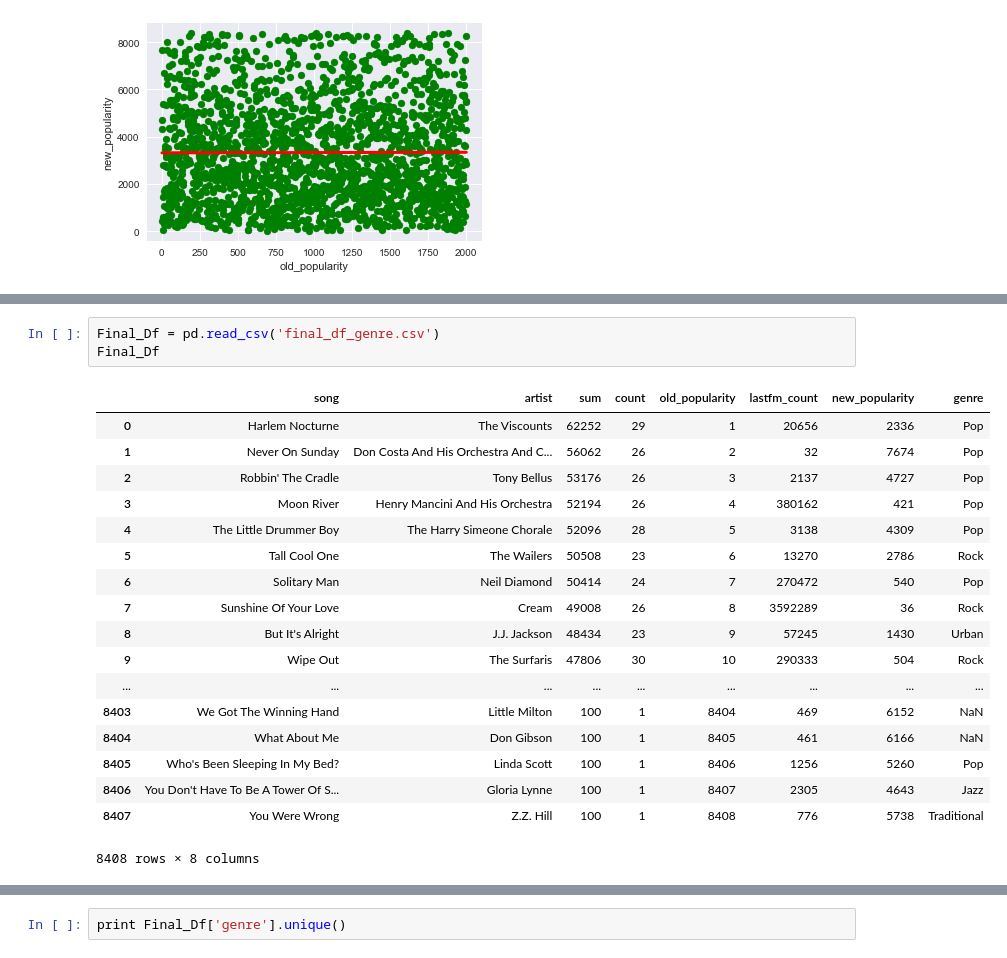
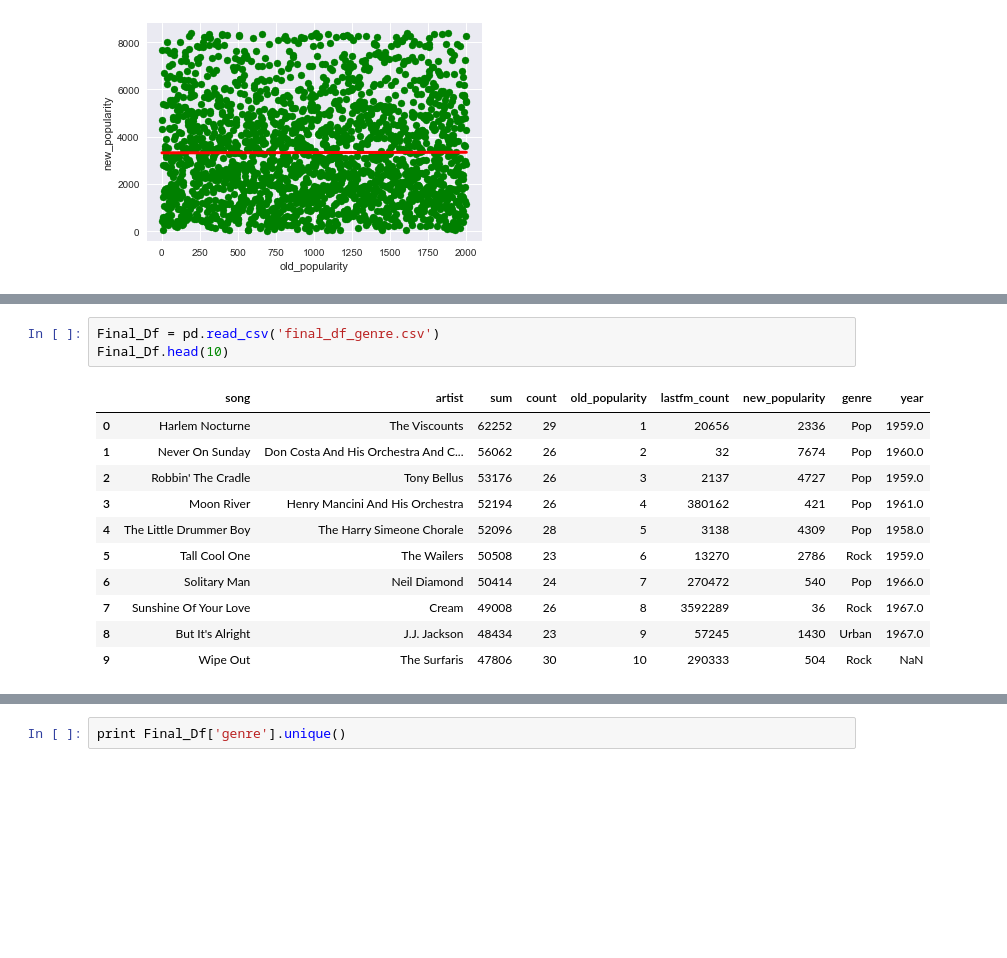
Before and after one commit to kishanvarma/DSFProject, a Jupyter notebook: finaldf.ipynb, the cells around one changed output, grey strips where cells are left out. Saved outputs shown, nothing was run; the diff lists cells and outputs as text; blank space fills up the shorter version.

```diff
--- a/finaldf.ipynb
+++ b/finaldf.ipynb
@@ -383,25 +383,18 @@ You Don't Have To Be A Tower Of Strength
 You Were Wrong
 # %%
 Final_Df = pd.read_csv('final_df_genre.csv')
-Final_Df
+Final_Df.head(10)
 # %% [output]
-|  | song | artist | sum | count | old_popularity | lastfm_count | new_popularity | genre |
-| 0 | Harlem Nocturne | The Viscounts | 62252 | 29 | 1 | 20656 | 2336 | Pop |
-| 1 | Never On Sunday | Don Costa And His Orchestra And C... | 56062 | 26 | 2 | 32 | 7674 | Pop |
-| 2 | Robbin' The Cradle | Tony Bellus | 53176 | 26 | 3 | 2137 | 4727 | Pop |
-| 3 | Moon River | Henry Mancini And His Orchestra | 52194 | 26 | 4 | 380162 | 421 | Pop |
-| 4 | The Little Drummer Boy | The Harry Simeone Chorale | 52096 | 28 | 5 | 3138 | 4309 | Pop |
-| 5 | Tall Cool One | The Wailers | 50508 | 23 | 6 | 13270 | 2786 | Rock |
-| 6 | Solitary Man | Neil Diamond | 50414 | 24 | 7 | 270472 | 540 | Pop |
-| 7 | Sunshine Of Your Love | Cream | 49008 | 26 | 8 | 3592289 | 36 | Rock |
-| 8 | But It's Alright | J.J. Jackson | 48434 | 23 | 9 | 57245 | 1430 | Urban |
-| 9 | Wipe Out | The Surfaris | 47806 | 30 | 10 | 290333 | 504 | Rock |
-| ... | ... | ... | ... | ... | ... | ... | ... | ... |
-| 8403 | We Got The Winning Hand | Little Milton | 100 | 1 | 8404 | 469 | 6152 | NaN |
-| 8404 | What About Me | Don Gibson | 100 | 1 | 8405 | 461 | 6166 | NaN |
-| 8405 | Who's Been Sleeping In My Bed? | Linda Scott | 100 | 1 | 8406 | 1256 | 5260 | Pop |
-| 8406 | You Don't Have To Be A Tower Of S... | Gloria Lynne | 100 | 1 | 8407 | 2305 | 4643 | Jazz |
-| 8407 | You Were Wrong | Z.Z. Hill | 100 | 1 | 8408 | 776 | 5738 | Traditional |
+|  | song | artist | sum | count | old_popularity | lastfm_count | new_popularity | genre | year |
+| 0 | Harlem Nocturne | The Viscounts | 62252 | 29 | 1 | 20656 | 2336 | Pop | 1959.0 |
+| 1 | Never On Sunday | Don Costa And His Orchestra And C... | 56062 | 26 | 2 | 32 | 7674 | Pop | 1960.0 |
+| 2 | Robbin' The Cradle | Tony Bellus | 53176 | 26 | 3 | 2137 | 4727 | Pop | 1959.0 |
+| 3 | Moon River | Henry Mancini And His Orchestra | 52194 | 26 | 4 | 380162 | 421 | Pop | 1961.0 |
+| 4 | The Little Drummer Boy | The Harry Simeone Chorale | 52096 | 28 | 5 | 3138 | 4309 | Pop | 1958.0 |
+| 5 | Tall Cool One | The Wailers | 50508 | 23 | 6 | 13270 | 2786 | Rock | 1959.0 |
+| 6 | Solitary Man | Neil Diamond | 50414 | 24 | 7 | 270472 | 540 | Pop | 1966.0 |
+| 7 | Sunshine Of Your Love | Cream | 49008 | 26 | 8 | 3592289 | 36 | Rock | 1967.0 |
+| 8 | But It's Alright | J.J. Jackson | 48434 | 23 | 9 | 57245 | 1430 | Urban | 1967.0 |
+| 9 | Wipe Out | The Surfaris | 47806 | 30 | 10 | 290333 | 504 | Rock | NaN |
-8408 rows × 8 columns
 # %%
 Final_Df = Final_Df.sort_values(['new_popularity'],ascending = [True])
```
Also changed, not shown: parts of 10 cells of this notebook.
